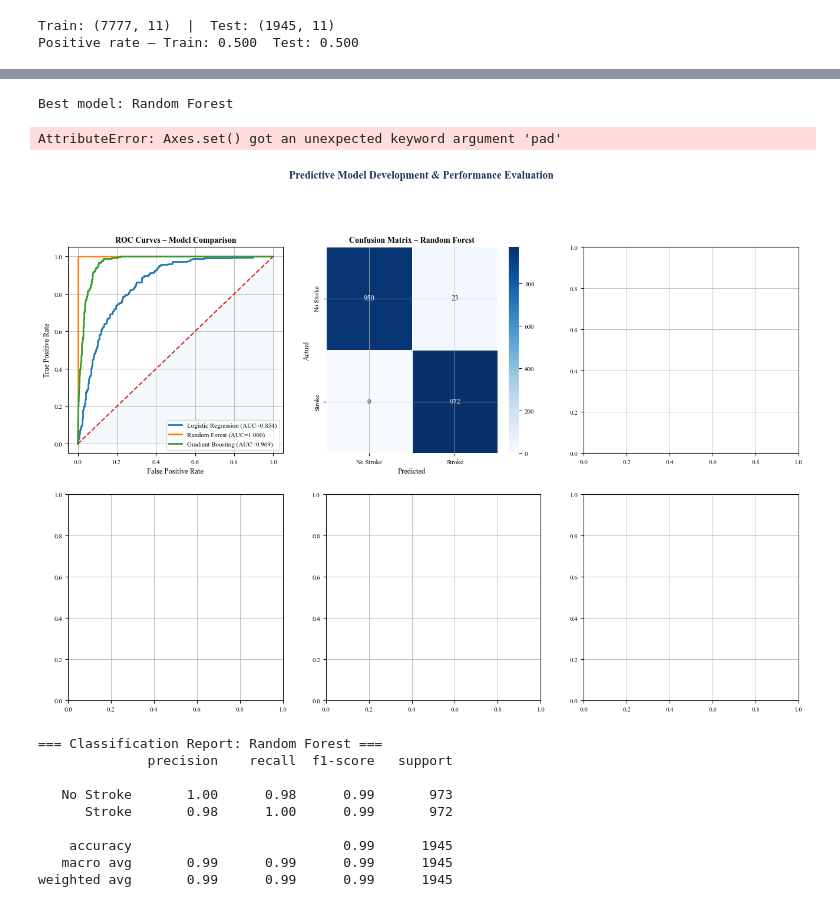
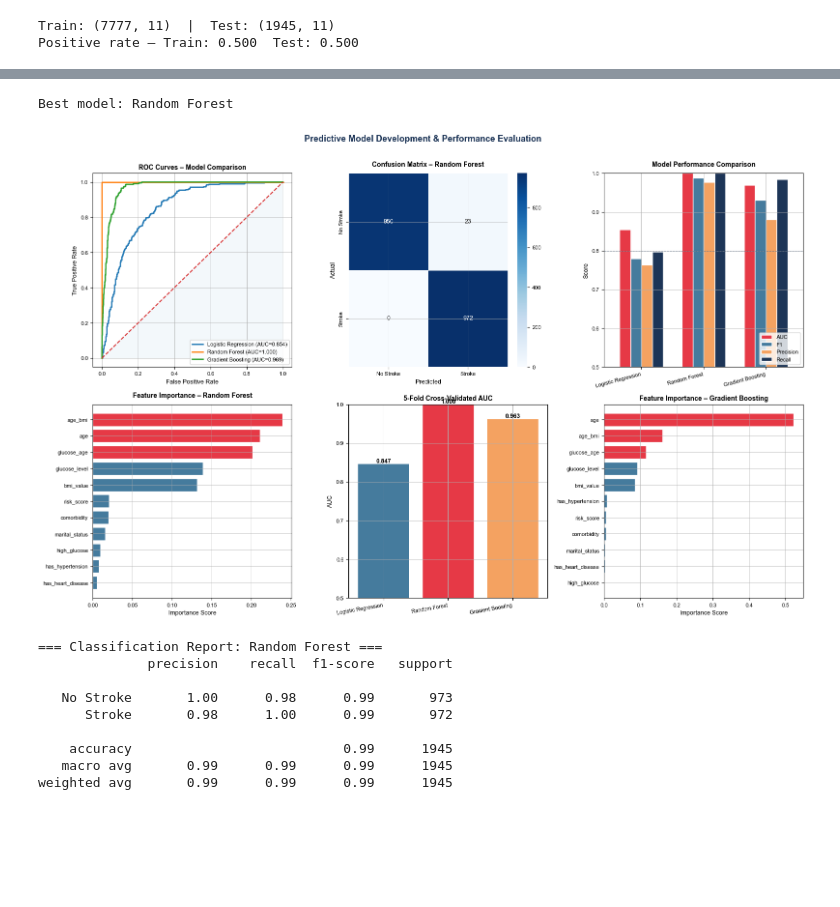
Before and after one commit to sankajithdjinasena/Stroke_Risk_Predicting, a Jupyter notebook: notebook.ipynb, the cells around one changed output, grey strips where cells are left out. Saved outputs shown, nothing was run; the diff lists cells and outputs as text; code cells hidden in the pictures; blank space fills up the shorter version.

```diff
--- a/notebook.ipynb
+++ b/notebook.ipynb
@@ -123,15 +125,3 @@ gender
 F    5627
 M    4095
 Name: count, dtype: int64
-# %%
-ax = data["gender"].value_counts().plot(kind="bar")
-
-plt.title("Gender Distribution")
-plt.xlabel("Gender")
-plt.ylabel("Count")
-plt.xticks(rotation=45)
-
-for i, v in enumerate(data["gender"].value_counts()):
-    ax.text(i, v + 0.5, str(v), ha='center')
-plt.savefig("Figures/Gender_Distribution.png")
-plt.show()
@@ -243,7 +183,7 @@ data.describe()
 # %%
 categorical_cols = ['gender', 'employment_type', 'residence', 'smoking_habit', 'age_group', 'bmi_category', 'lifestyle_risk']
 
-fig, axes = plt.subplots(2, 4, figsize=(18, 8))
+fig, axes = plt.subplots(2, 4, figsize=(18,12 ))
 fig.suptitle('Categorical Variable Distributions', fontsize=12,
              fontweight='bold')
 axes = axes.flatten()
@@ -257,6 +197,7 @@ for i, col in enumerate(categorical_cols):
                      ha='center', fontsize=8, fontweight='bold')
     axes[i].set_title(col.replace('_', ' ').title())
     axes[i].set_xlabel('')
+    axes[i].set_ylabel('')
     axes[i].tick_params(axis='x', rotation=30)
 
 axes[-1].axis('off')
@@ -657,12 +573,12 @@ Kruskal-Wallis: H=8131.19, p=0.000000
 all_features = ['age', 'glucose_level', 'bmi_value', 'has_hypertension',
                 'has_heart_disease', 'marital_status', 'risk_score',
                 'high_glucose', 'comorbidity', 'age_bmi', 'glucose_age']
+
 X = df_enc[all_features].fillna(df_enc[all_features].median())
 y = df_enc['stroke_event']
 X_sc_all = StandardScaler().fit_transform(X)
 
-X_train, X_test, y_train, y_test = train_test_split(
-    X_sc_all, y, test_size=0.2, random_state=42, stratify=y)
+X_train, X_test, y_train, y_test = train_test_split(X_sc_all, y, test_size=0.2, random_state=42, stratify=y)
 
 print(f"Train: {X_train.shape}  |  Test: {X_test.shape}")
 print(f"Positive rate — Train: {y_train.mean():.3f}  Test: {y_test.mean():.3f}")
@@ -708,8 +623,7 @@ best_name = max(results, key=lambda k: results[k]['auc'])
 print(f"Best model: {best_name}")
 
 fig, axes = plt.subplots(2, 3, figsize=(16, 10))
-fig.suptitle('Predictive Model Development & Performance Evaluation',
-             fontsize=13, fontweight='bold', color=DARK, y=1.01)
+fig.suptitle('Predictive Model Development & Performance Evaluation', fontsize=13, fontweight='bold', color=DARK, y=1.01)
 axes = axes.flatten()
 
 # ROC curves
@@ -717,71 +631,69 @@ for name, res in results.items():
     fpr, tpr, _ = roc_curve(y_test, res['prob'])
     axes[0].plot(fpr, tpr,
                  label=f"{name} (AUC={res['auc']:.3f})", linewidth=2)
+
 axes[0].plot([0, 1], [0, 1], '--')
 axes[0].fill_between([0, 1], [0, 1], alpha=0.05)
-axes[0].set(title='ROC Curves – Model Comparison',
-            xlabel='False Positive Rate', ylabel='True Positive Rate')
+axes[0].set(title='ROC Curves – Model Comparison', xlabel='False Positive Rate', ylabel='True Positive Rate')
 axes[0].legend(loc='lower right')
 
 # Confusion matrix – best model
 cm = confusion_matrix(y_test, results[best_name]['pred'])
-sns.heatmap(cm, annot=True, fmt='d', ax=axes[1], cmap='Blues',
-            xticklabels=['No Stroke', 'Stroke'],
-            yticklabels=['No Stroke', 'Stroke'], linewidths=0.5)
-axes[1].set(title=f'Confusion Matrix – {best_name}',
-            xlabel='Predicted', ylabel='Actual', pad = 10)
+sns.heatmap(cm, annot=True, fmt='d', ax=axes[1], cmap='Blues', xticklabels=['No Stroke', 'Stroke'], yticklabels=['No Stroke', 'Stroke'], linewidths=0.5)
+axes[1].set(xlabel='Predicted', ylabel='Actual')
+axes[1].set_title(f'Confusion Matrix – {best_name}', pad=10) # Fixed pad error
 
 # Model comparison
 metrics_compare = pd.DataFrame({
-    name: {'AUC': res['auc'], 'F1': res['f1'],
-           'Precision': res['precision'], 'Recall': res['recall']}
+    name: {'AUC': res['auc'],
+           'F1': res['f1'],
+           'Precision': res['precision'],
+           'Recall': res['recall']}
     for name, res in results.items()
 }).T
-metrics_compare.plot(kind='bar', ax=axes[2],
-                     color=[STROKE, NO_STROKE, ACCENT, DARK],
-                     edgecolor='white', width=0.7)
-axes[2].set(title='Model Performance Comparison', ylabel='Score', ylim=[0.5, 1.0], pad = 10)
+
+metrics_compare.plot(kind='bar', ax=axes[2], color=[STROKE, NO_STROKE, ACCENT, DARK], edgecolor='white', width=0.7)
+axes[2].set(ylabel='Score', ylim=[0.5, 1.0])
+axes[2].set_title('Model Performance Comparison', pad=10) # Fixed pad error
+axes[2].set_xticks(range(len(metrics_compare.index))) # Fixed tick warning
 axes[2].set_xticklabels(metrics_compare.index, rotation=15, ha='right')
 axes[2].legend(loc='lower right')
 axes[2].axhline(0.8, color=DARK, linestyle='--', linewidth=0.8, alpha=0.5)
 
 # Feature importance – Random Forest
 rf = results['Random Forest']['model']
-feat_imp = pd.DataFrame({'Feature': all_features,
-                          'Importance': rf.feature_importances_}).sort_values('Importance')
+feat_imp = pd.DataFrame({'Feature': all_features,'Importance': rf.feature_importances_}).sort_values('Importance')
 colors_fi = [STROKE if i >= len(feat_imp) - 3 else NO_STROKE
              for i in range(len(feat_imp))]
-axes[3].barh(feat_imp['Feature'], feat_imp['Importance'],
-             color=colors_fi, edgecolor='white')
-axes[3].set(title='Feature Importance – Random Forest', xlabel='Importance Score', pad = 10)
+
+axes[3].barh(feat_imp['Feature'], feat_imp['Importance'], color=colors_fi, edgecolor='white')
+axes[3].set(xlabel='Importance Score')
+axes[3].set_title('Feature Importance – Random Forest', pad=10) # Fixed pad error
 
 # CV AUC comparison
 cv_names = list(results.keys())
 cv_vals  = [results[n]['cv_auc'] for n in cv_names]
-bars_cv  = axes[4].bar(cv_names, cv_vals,
-                       color=[NO_STROKE, STROKE, ACCENT], edgecolor='white')
+bars_cv  = axes[4].bar(cv_names, cv_vals, color=[NO_STROKE, STROKE, ACCENT], edgecolor='white')
 for b, v in zip(bars_cv, cv_vals):
-    axes[4].text(b.get_x() + b.get_width()/2, v + 0.002, f'{v:.3f}',
-                 ha='center', fontsize=9, fontweight='bold')
+    axes[4].text(b.get_x() + b.get_width()/2, v + 0.002, f'{v:.3f}', ha='center', fontsize=9, fontweight='bold')
+
 axes[4].set(title='5-Fold Cross-Validated AUC', ylabel='AUC', ylim=[0.5, 1.0])
+axes[4].set_xticks(range(len(cv_names))) # Fixed tick warning
 axes[4].set_xticklabels(cv_names, rotation=10, ha='right')
 
 # Gradient Boosting feature importance
 gb = results['Gradient Boosting']['model']
-gb_imp = pd.DataFrame({'Feature': all_features,
-                        'Importance': gb.feature_importances_}).sort_values('Importance')
-colors_gb = [STROKE if i >= len(gb_imp) - 3 else NO_STROKE
-             for i in range(len(gb_imp))]
-axes[5].barh(gb_imp['Feature'], gb_imp['Importance'],
-             color=colors_gb, edgecolor='white')
+gb_imp = pd.DataFrame({'Feature': all_features, 'Importance': gb.feature_importances_}).sort_values('Importance')
+colors_gb = [STROKE if i >= len(gb_imp) - 3 else NO_STROKE for i in range(len(gb_imp))]
+axes[5].barh(gb_imp['Feature'], gb_imp['Importance'], color=colors_gb, edgecolor='white')
 axes[5].set(title='Feature Importance – Gradient Boosting', xlabel='Importance Score')
 
 plt.tight_layout()
+plt.savefig("Figures/Predictive_Model_Development_&_Performance_Evaluation.png")
 plt.show()
 # %% [output]
 Best model: Random Forest
-AttributeError: Axes.set() got an unexpected keyword argument 'pad'
-[figure, old version]
+[figure, new version]
 # %%
 print(f"=== Classification Report: {best_name} ===")
 print(classification_report(y_test, results[best_name]['pred'],target_names=['No Stroke', 'Stroke']))
```
Also changed, not shown: parts of 12 cells of this notebook, 6 other files.
